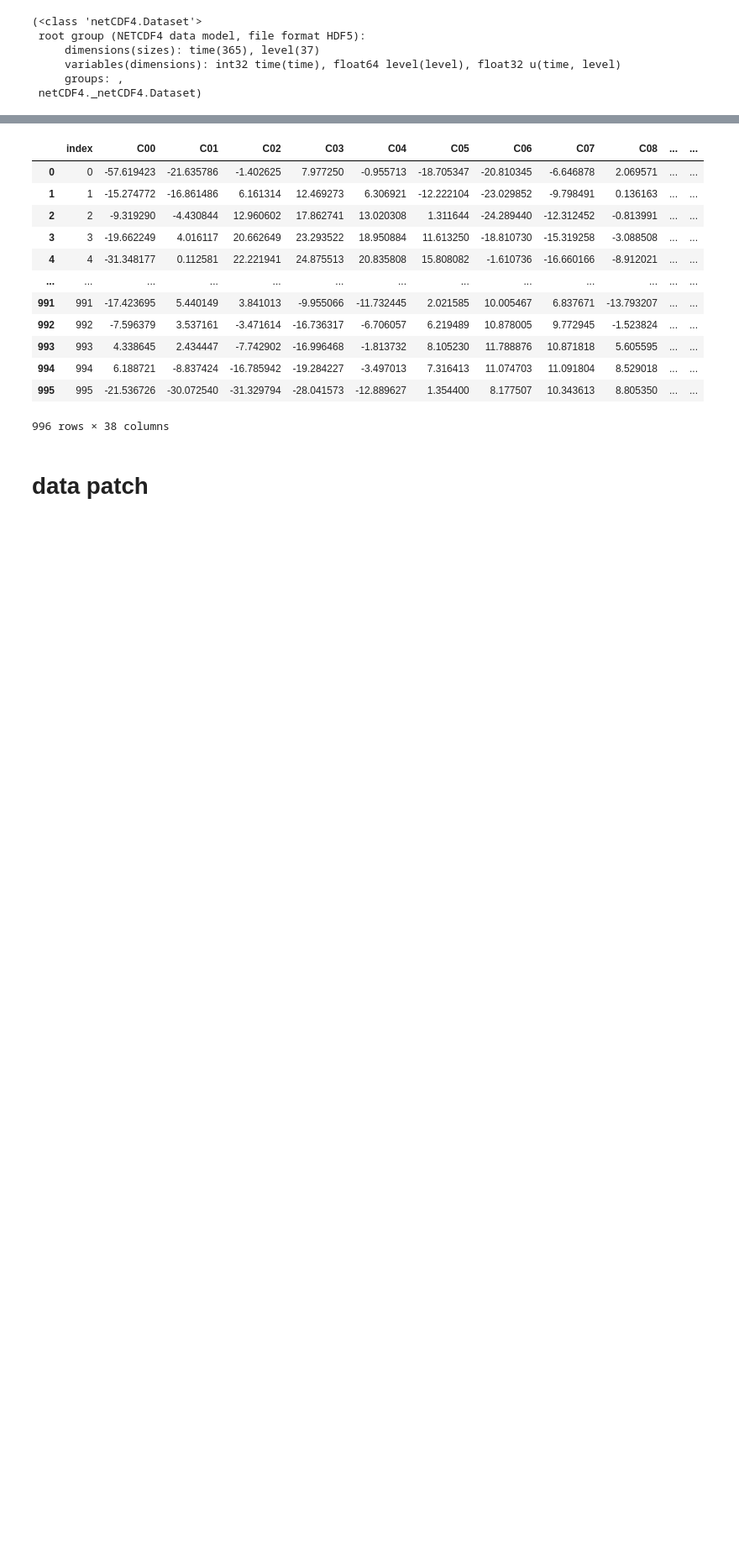
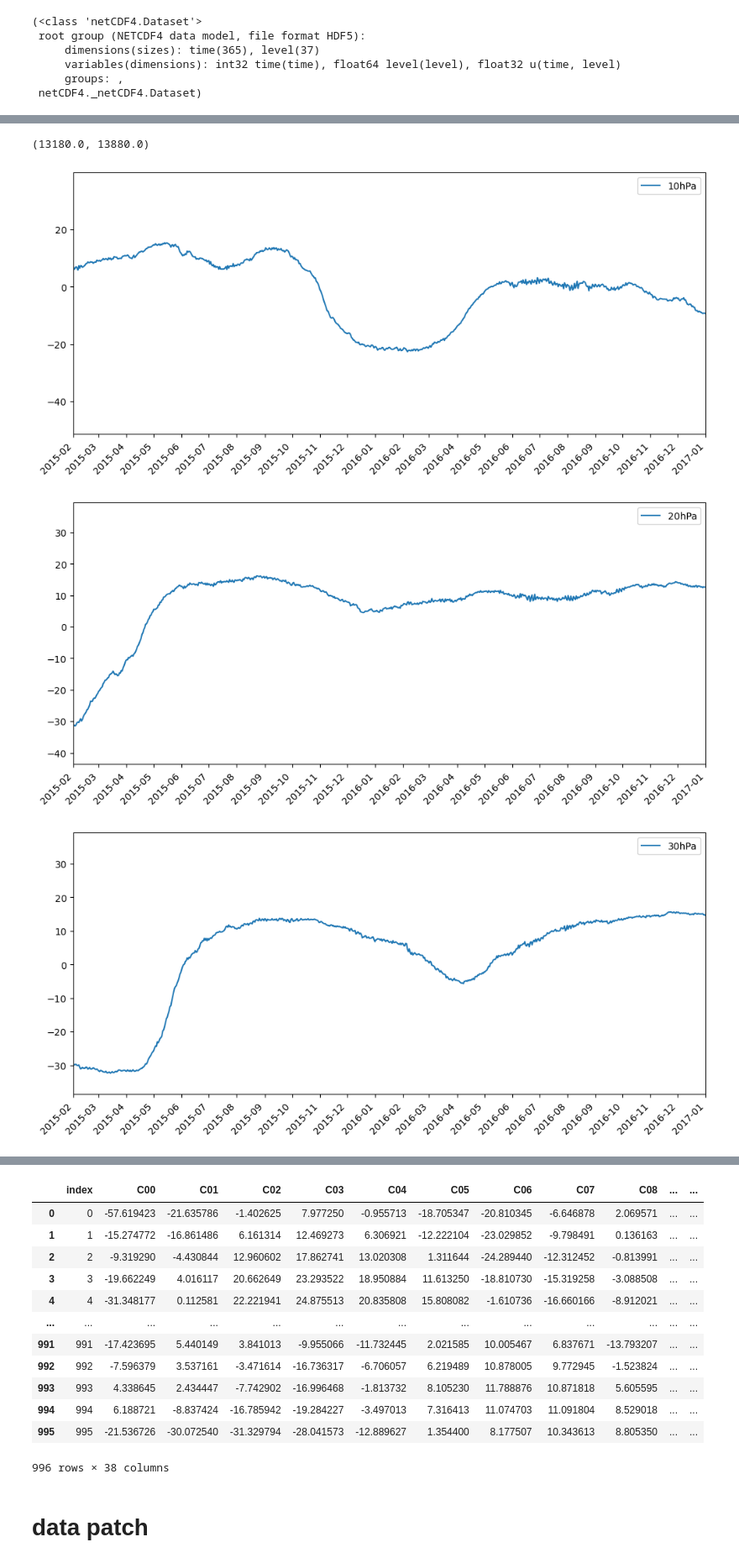
Before and after one commit to Matthew-ymz/Time-series-forecasting-for-causal-emergence, a Jupyter notebook: preprocessing/preprocess_qbo.ipynb, the cells around one changed output, grey strips where cells are left out. Shown at 84% size. Drawn from its saved outputs; the diff is of its cells as text; code cells hidden in the pictures; blank space fills up the shorter version.

```diff
--- a/preprocessing/preprocess_qbo.ipynb
+++ b/preprocessing/preprocess_qbo.ipynb
@@ -104,0 +97,55 @@ combined_df
+# %%
+starts = 0
+combined_df_new = combined_df[starts:]
+n = 16436
+max_i = n - 1
+
+start_date = pd.to_datetime("1979-01-01")
+end_date = start_date + pd.Timedelta(days=max_i)
+
+init_date = pd.to_datetime("2015-02-01")
+end_d = pd.to_datetime("2017-01-01")
+start = (init_date - start_date).days
+end = (end_d - start_date).days
+if (end_d - init_date).days > 365 * 2:  # 超過2年用年刻度
+    freq = 'YS'  # 年初
+else:
+    freq = 'MS'  # 月初
+
+dates = pd.date_range(start=start_date, end=end_date, freq=freq)
+ticks_pos = [(date - start_date).days for date in dates]
+ticks_pos = [i for i in ticks_pos if i <= max_i]  # 過濾超出範圍的索引
+
+labels = [date.strftime("%Y-%m") for date in dates if (date - start_date).days <= max_i]
+
+
+plt.figure(figsize=(12,5))
+plt.plot(combined_df_new['C05'], label='10hPa')
+plt.xticks(ticks_pos, labels, rotation=45, ha='right')
+plt.legend()
+plt.xlim(start, end)
+plt.figure(figsize=(12,5))
+plt.plot(combined_df_new['C06'], label='20hPa')
+plt.xticks(ticks_pos, labels, rotation=45, ha='right')
+plt.legend()
+plt.xlim(start, end)
+plt.figure(figsize=(12,5))
+plt.plot(combined_df_new['C07'], label='30hPa')
+plt.xticks(ticks_pos, labels, rotation=45, ha='right')
+plt.legend()
+plt.xlim(start, end)
+plt.figure(figsize=(12,5))
+plt.plot(combined_df_new['C08'], label='50hPa')
+plt.xticks(ticks_pos, labels, rotation=45, ha='right')
+plt.legend()
+plt.xlim(start, end)
+plt.figure(figsize=(12,5))
+plt.plot(combined_df_new['C09'], label='70hPa')
+plt.xticks(ticks_pos, labels, rotation=45, ha='right')
+plt.legend()
+plt.xlim(start, end)
+# %% [output]
+(13180.0, 13880.0)
+[figure, added]
+[figure, added]
+[figure, added]
```
Also changed, not shown: parts of 8 cells of this notebook, 1 other file.
